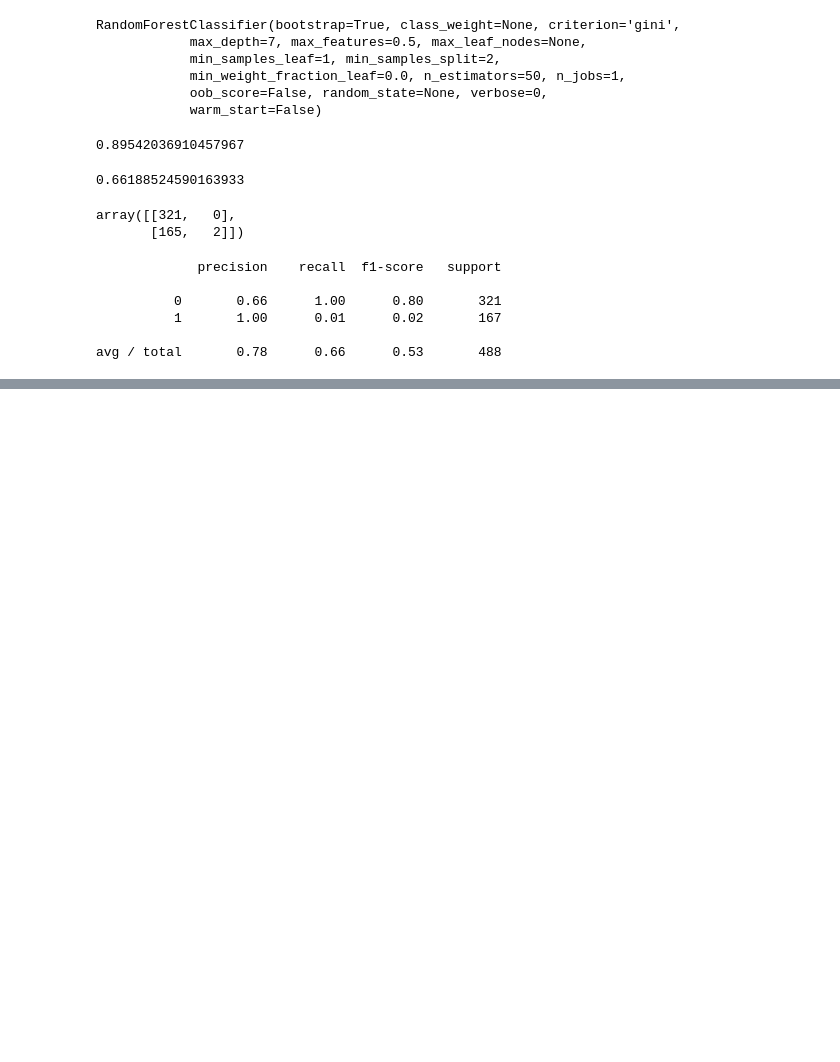
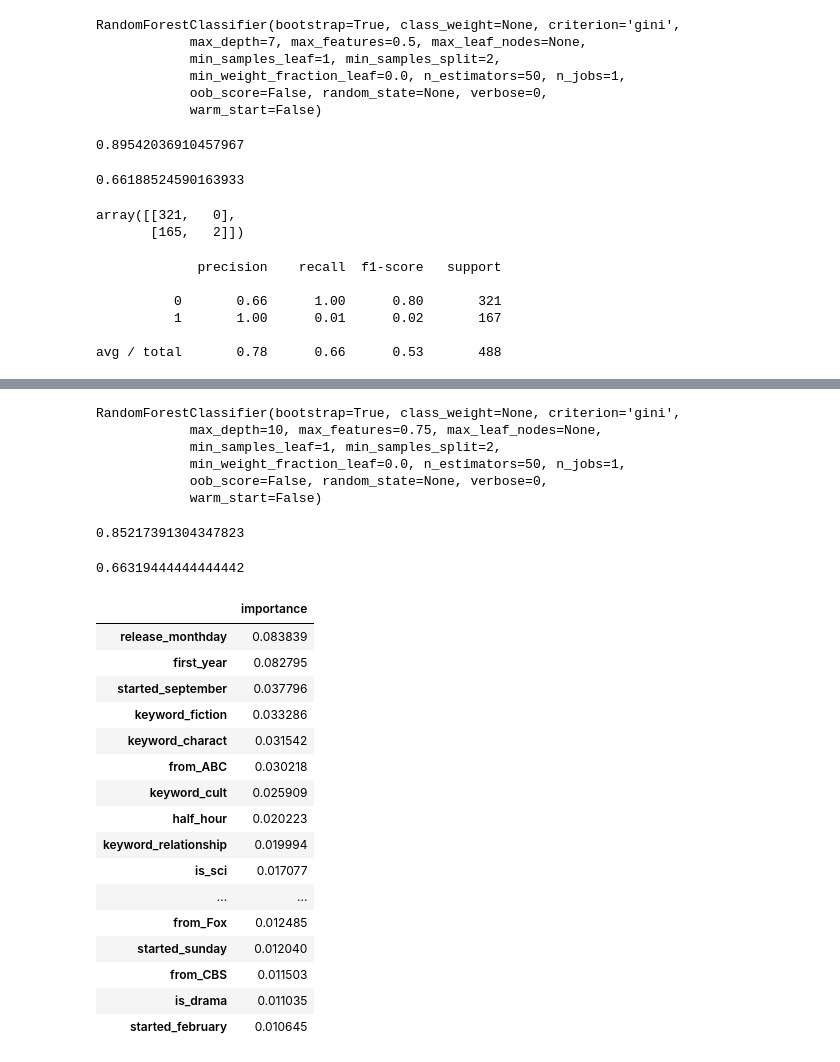
Before and after one commit to cgeppig/Will_My_Show_Get_Cancelled, a Jupyter notebook: Capstone Modeling.ipynb, the cells around one changed output, grey strips where cells are left out. Drawn from its saved outputs; the diff is of its cells as text; code cells hidden in the pictures; blank space fills up the shorter version.

```diff
--- a/Capstone Modeling.ipynb
+++ b/Capstone Modeling.ipynb
@@ -932,0 +1074,10 @@ Index([u'Unnamed: 0', u'json', u'title_rough', u'check', u'title', u'imdb_id',
+# %%
+parameters3 = {
+    "n_estimators" : [10, 25, 50, 100],
+    "max_depth" : [2,3,5,7,10],
+    "max_features" : [0.25, 0.5, 0.75]
+}
+# %%
+rf_gs_3 = GridSearchCV(rf_3, param_grid=parameters3, cv=7, n_jobs=-1, verbose=3)
+# %%
+rf_gs_3.fit(x_train2, y_train2)
@@ -932,0 +1167,41 @@ Index([u'Unnamed: 0', u'json', u'title_rough', u'check', u'title', u'imdb_id',
+# %%
+rf_gs_3.best_estimator_.fit(x_train2, y_train2)
+# %% [output]
+RandomForestClassifier(bootstrap=True, class_weight=None, criterion='gini',
+            max_depth=10, max_features=0.75, max_leaf_nodes=None,
+            min_samples_leaf=1, min_samples_split=2,
+            min_weight_fraction_leaf=0.0, n_estimators=50, n_jobs=1,
+            oob_score=False, random_state=None, verbose=0,
+            warm_start=False)
+# %%
+rf_gs_3.best_estimator_.score(x_train2, y_train2)
+# %% [output]
+0.85217391304347823
+# %%
+rf_gs_3.best_estimator_.score(x_test2, y_test2)
+# %% [output]
+0.66319444444444442
+# %%
+feature_importances3 = pd.DataFrame(rf_gs_3.best_estimator_.feature_importances_,
+                                   index = x_train2.columns,
+                                    columns=['importance']).sort_values('importance',
+                                    ascending=False)
+feature_importances3.head(20)
+# %% [output]
+|  | importance |
+| release_monthday | 0.083839 |
+| first_year | 0.082795 |
+| started_september | 0.037796 |
+| keyword_fiction | 0.033286 |
+| keyword_charact | 0.031542 |
+| from_ABC | 0.030218 |
+| keyword_cult | 0.025909 |
+| half_hour | 0.020223 |
+| keyword_relationship | 0.019994 |
+| is_sci | 0.017077 |
+| ... | ... |
+| from_Fox | 0.012485 |
+| started_sunday | 0.012040 |
+| from_CBS | 0.011503 |
+| is_drama | 0.011035 |
+| started_february | 0.010645 |
```
Also changed, not shown: parts of 24 cells of this notebook, 3 other files.
